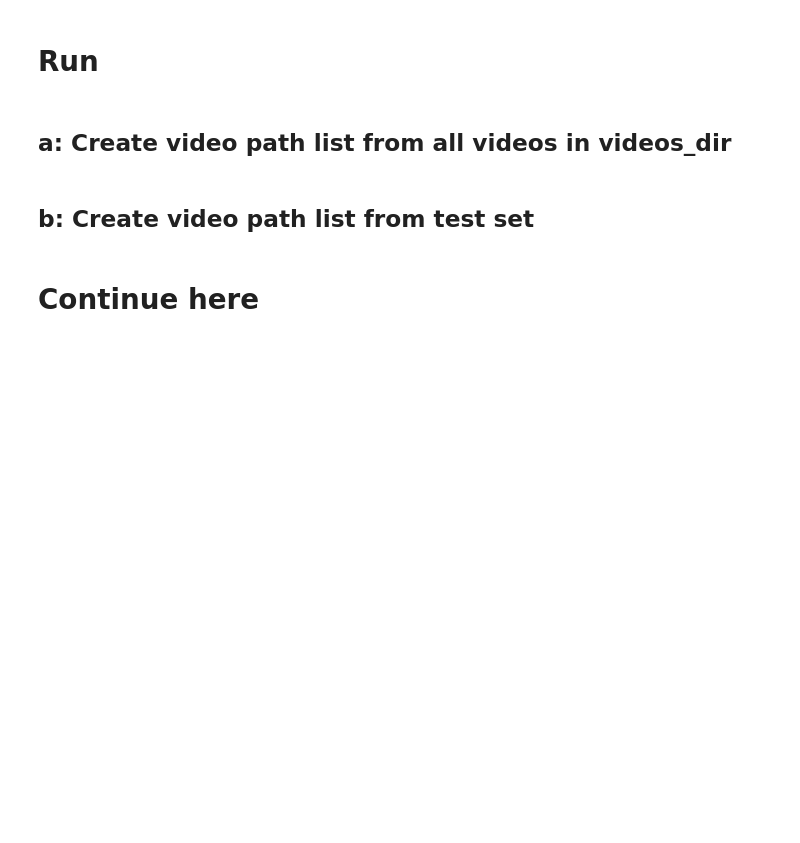
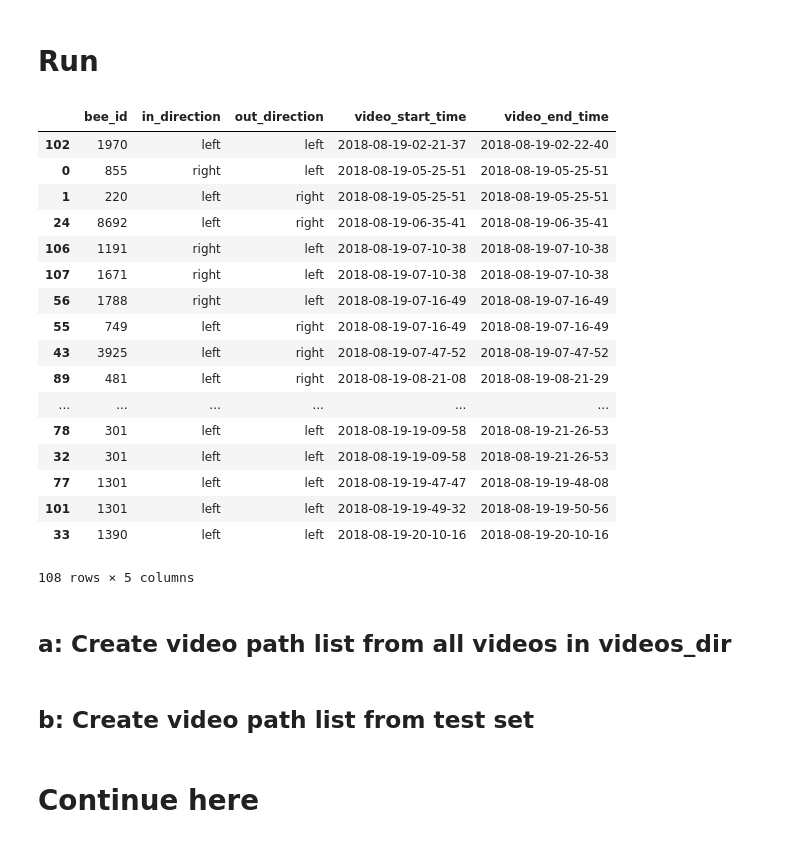
Before and after one commit to tschopo/swp_bioroboticslab, a Jupyter notebook: pipeline_tracking_test.ipynb, the cells around one changed output. Saved outputs shown, nothing was run; the diff lists cells and outputs as text; code cells hidden in the pictures; blank space fills up the shorter version.

Commit message:
loadGTD as function

```diff
--- a/pipeline_tracking_test.ipynb
+++ b/pipeline_tracking_test.ipynb
@@ -70,6 +72,43 @@ def get_videos_between(timestamp_in, timestamp_out, all_paths):
 
     mask = (all_paths['video'] >= timestamp_in) & (all_paths['video'] <= timestamp_out)
     return list(all_paths[mask]['video'])
+
+def loadGTD(path):
+    # read in the test data csv
+    test_data = pd.read_csv(path)
+
+    # convert the full filenames to string timestamps, and sort by timestamp_in
+    test_data['video'] = test_data['video'].apply(lambda x: filename_to_datestring(x))
+    test_data['video_start_time'] = test_data['timestamp_in'].apply(lambda x: filename_to_datestring(x))
+    test_data['video_end_time'] = test_data['timestamp_out'].apply(lambda x: filename_to_datestring(x))
+    test_data.sort_values(['video_start_time'], inplace=True)
+
+    test_data.drop('timestamp_in', 1, inplace=True)
+    test_data.drop('timestamp_out', 1, inplace=True)
+    test_data.drop('video', 1, inplace=True)
+    return test_data
+# %%
+tmp = loadGTD("bees_test.csv")
+tmp
+# %% [output]
+|  | bee_id | in_direction | out_direction | video_start_time | video_end_time |
+| 102 | 1970 | left | left | 2018-08-19-02-21-37 | 2018-08-19-02-22-40 |
+| 0 | 855 | right | left | 2018-08-19-05-25-51 | 2018-08-19-05-25-51 |
+| 1 | 220 | left | right | 2018-08-19-05-25-51 | 2018-08-19-05-25-51 |
+| 24 | 8692 | left | right | 2018-08-19-06-35-41 | 2018-08-19-06-35-41 |
+| 106 | 1191 | right | left | 2018-08-19-07-10-38 | 2018-08-19-07-10-38 |
+| 107 | 1671 | right | left | 2018-08-19-07-10-38 | 2018-08-19-07-10-38 |
+| 56 | 1788 | right | left | 2018-08-19-07-16-49 | 2018-08-19-07-16-49 |
+| 55 | 749 | left | right | 2018-08-19-07-16-49 | 2018-08-19-07-16-49 |
+| 43 | 3925 | left | right | 2018-08-19-07-47-52 | 2018-08-19-07-47-52 |
+| 89 | 481 | left | right | 2018-08-19-08-21-08 | 2018-08-19-08-21-29 |
+| ... | ... | ... | ... | ... | ... |
+| 78 | 301 | left | left | 2018-08-19-19-09-58 | 2018-08-19-21-26-53 |
+| 32 | 301 | left | left | 2018-08-19-19-09-58 | 2018-08-19-21-26-53 |
+| 77 | 1301 | left | left | 2018-08-19-19-47-47 | 2018-08-19-19-48-08 |
+| 101 | 1301 | left | left | 2018-08-19-19-49-32 | 2018-08-19-19-50-56 |
+| 33 | 1390 | left | left | 2018-08-19-20-10-16 | 2018-08-19-20-10-16 |
+108 rows × 5 columns
 # %%
 config = dict(tag_pixel_diameter=50,
               n_frames=None,
```
Also changed, not shown: parts of 5 cells of this notebook.
